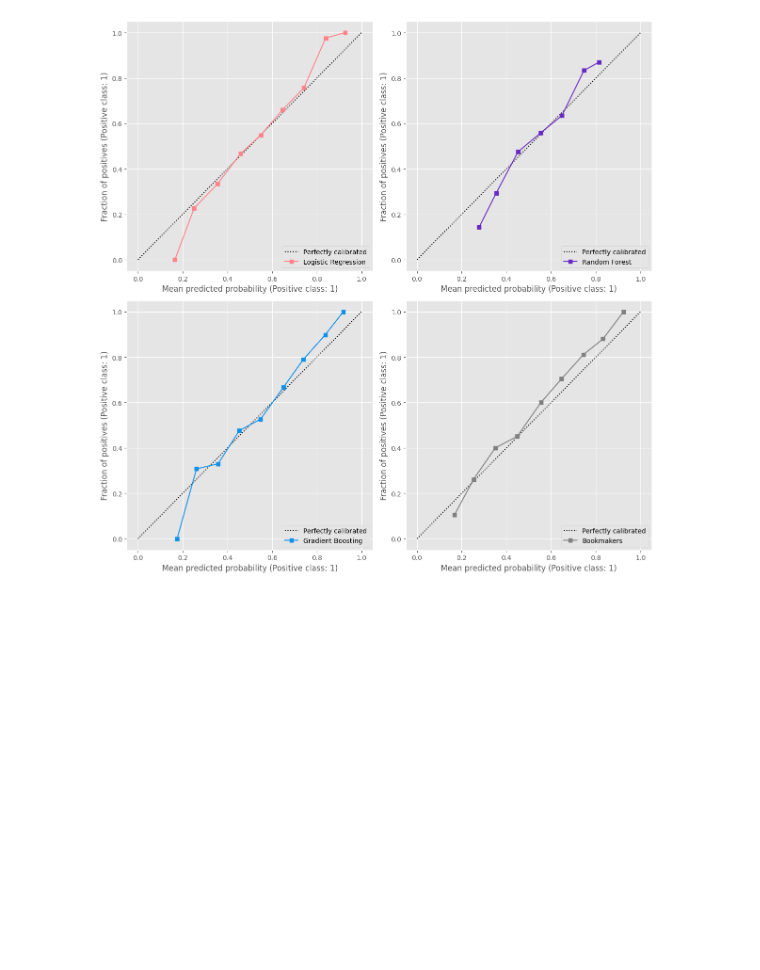
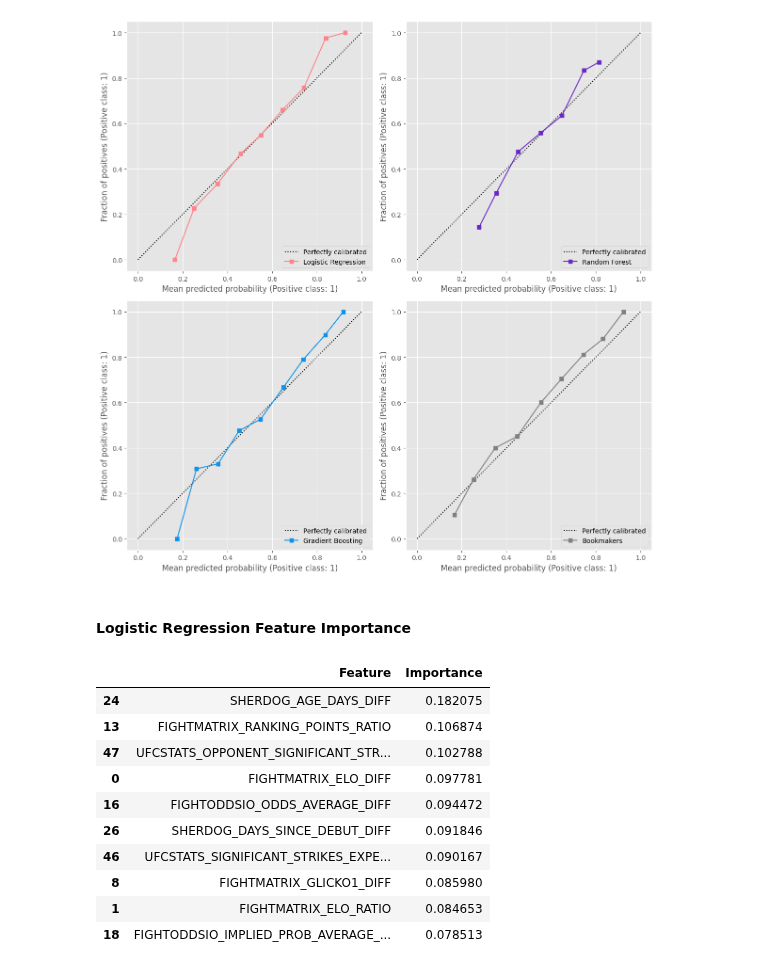
Before and after one commit to ehan03/cpsc-381-final-project, a Jupyter notebook: notebooks/walkthrough.ipynb, the cells around one changed output. Saved outputs shown, nothing was run; the diff lists cells and outputs as text; code cells hidden in the pictures; blank space fills up the shorter version.

```diff
--- a/notebooks/walkthrough.ipynb
+++ b/notebooks/walkthrough.ipynb
@@ -58,3 +61,30 @@ evaluator()
 | 2 | Gradient Boosting | 0.626428 | 0.218898 |
 | 3 | Bookmakers | 0.610120 | 0.210988 |
 [figure]
+# %% [markdown]
+#### Logistic Regression Feature Importance
+# %%
+pd.set_option('display.max_colwidth', None)
+
+clf = load(os.path.join(os.path.dirname("__file__"), "..", "models", "logistic_regression.joblib"))
+ceofs = clf.best_estimator_["classify"].coef_[0]
+
+X_train = pd.read_csv(
+    os.path.join(os.path.dirname("__file__"), "..", "data", "processed", "train.csv")
+).drop(columns=["BOUT_ID", "EVENT_ID", "DATE", "BOUT_ORDINAL", "RED_WIN"])
+
+feature_importances = pd.DataFrame({"Feature": X_train.columns, "Importance": np.abs(ceofs)})
+feature_importances = feature_importances.sort_values(by="Importance", ascending=False)
+feature_importances.head(10)
+# %% [output]
+|  | Feature | Importance |
+| 24 | SHERDOG_AGE_DAYS_DIFF | 0.182075 |
+| 13 | FIGHTMATRIX_RANKING_POINTS_RATIO | 0.106874 |
+| 47 | UFCSTATS_OPPONENT_SIGNIFICANT_STR... | 0.102788 |
+| 0 | FIGHTMATRIX_ELO_DIFF | 0.097781 |
+| 16 | FIGHTODDSIO_ODDS_AVERAGE_DIFF | 0.094472 |
+| 26 | SHERDOG_DAYS_SINCE_DEBUT_DIFF | 0.091846 |
+| 46 | UFCSTATS_SIGNIFICANT_STRIKES_EXPE... | 0.090167 |
+| 8 | FIGHTMATRIX_GLICKO1_DIFF | 0.085980 |
+| 1 | FIGHTMATRIX_ELO_RATIO | 0.084653 |
+| 18 | FIGHTODDSIO_IMPLIED_PROB_AVERAGE_... | 0.078513 |
```
Also changed, not shown: parts of 1 cell of this notebook, 1 other file.
